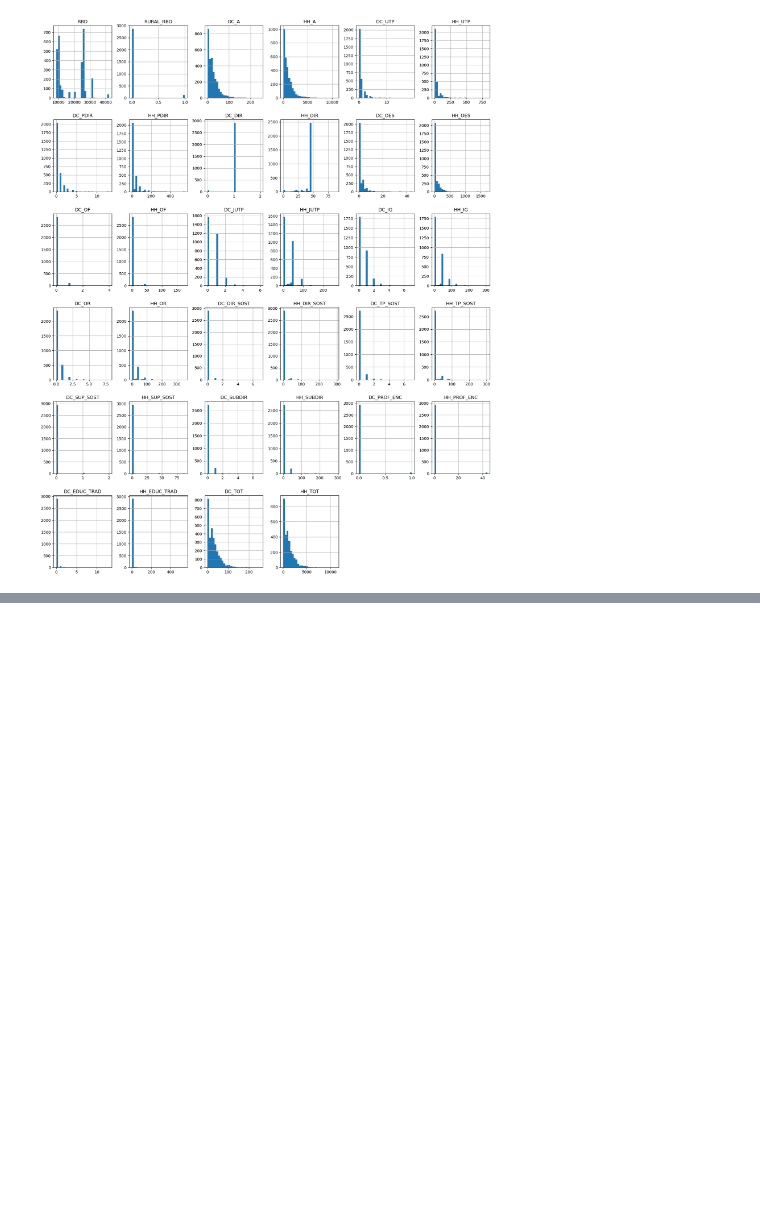
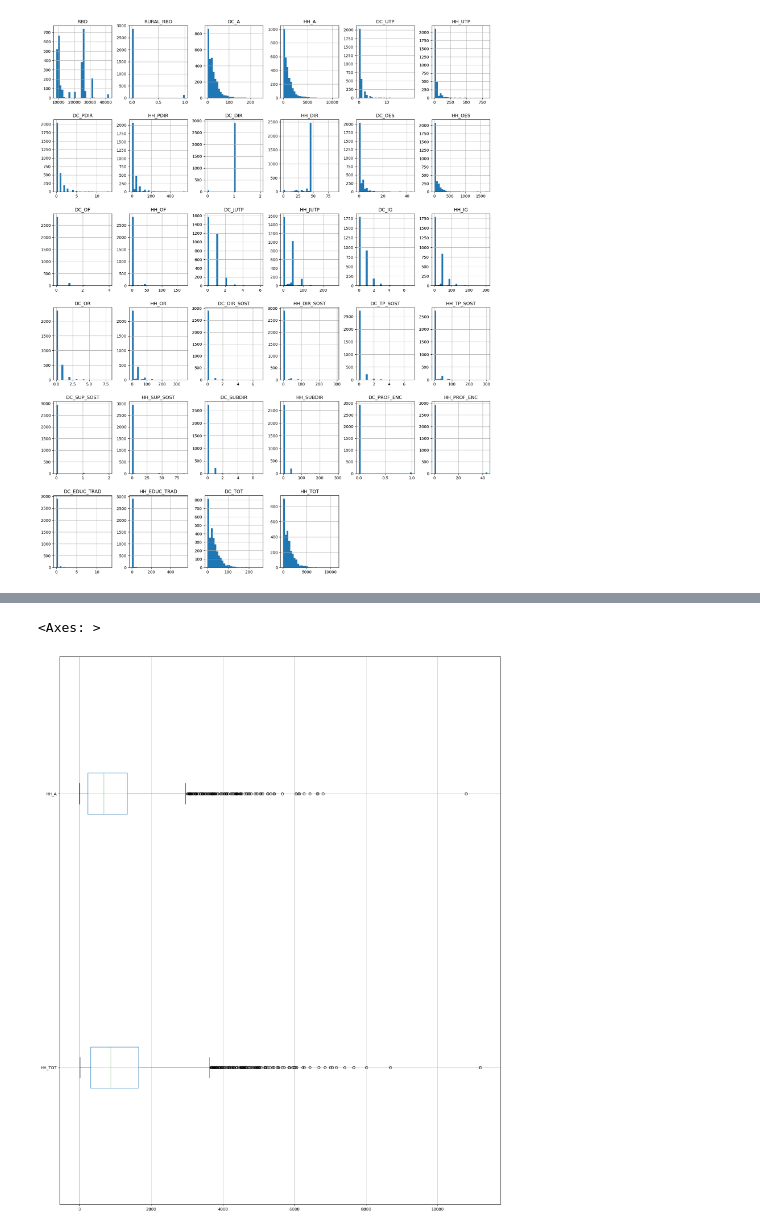
Before and after one commit to catalina1306/Los_chuquicamata, a Jupyter notebook: exploracion/dotacion/Docentes.ipynb, the cells around one changed output, grey strips where cells are left out. Drawn from its saved outputs; the diff is of its cells as text; code cells hidden in the pictures; blank space fills up the shorter version.

```diff
--- a/exploracion/Docentes.ipynb
+++ b/exploracion/dotacion/Docentes.ipynb
@@ -140,0 +147,5 @@ df_docentes.boxplot(column=['DC_A'])
+# %%
+ df_docentes[['HH_TOT', 'HH_A']].boxplot(figsize=(20, 25), vert=False)
+# %% [output]
+<Axes: >
+[figure, added]
```
Also changed, not shown: parts of 4 cells of this notebook, 4 other files.
